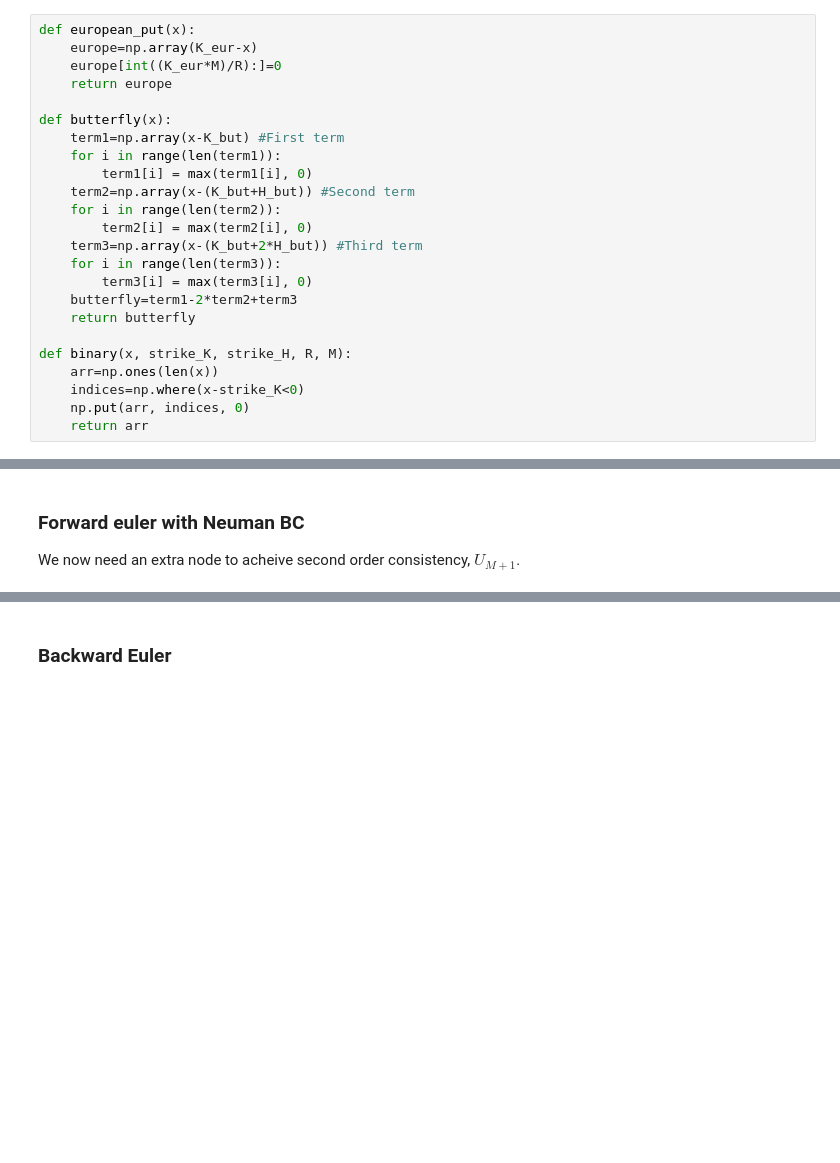
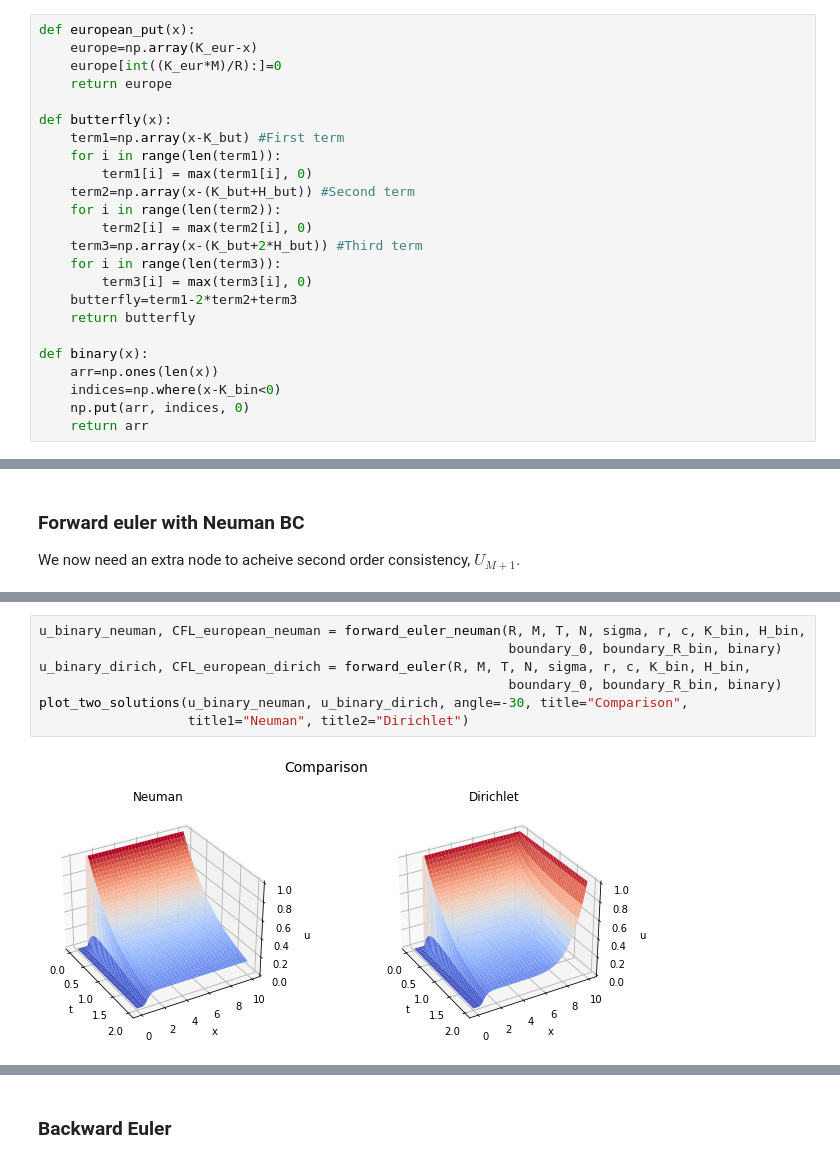
Before and after one commit to ulrikunneberg/NumDiff_prosjekt, a Jupyter notebook: Test.ipynb, the cells around one changed output, grey strips where cells are left out. Drawn from its saved outputs; the diff is of its cells as text; blank space fills up the shorter version.

```diff
--- a/Test.ipynb
+++ b/Test.ipynb
@@ -49,9 +49,9 @@ def butterfly(x):
     butterfly=term1-2*term2+term3
     return butterfly
 
-def binary(x, strike_K, strike_H, R, M):
+def binary(x):
     arr=np.ones(len(x))
-    indices=np.where(x-strike_K<0)
+    indices=np.where(x-K_bin<0)
     np.put(arr, indices, 0)
     return arr
 # %% [markdown]
@@ -221,0 +275,9 @@ def forward_euler_neuman(R, M, T, N, sigma, r, c, K, H, BC0, BCR, initial_func,
+# %%
+u_binary_neuman, CFL_european_neuman = forward_euler_neuman(R, M, T, N, sigma, r, c, K_bin, H_bin,
+                                                            boundary_0, boundary_R_bin, binary)
+u_binary_dirich, CFL_european_dirich = forward_euler(R, M, T, N, sigma, r, c, K_bin, H_bin,
+                                                            boundary_0, boundary_R_bin, binary)
+plot_two_solutions(u_binary_neuman, u_binary_dirich, angle=-30, title="Comparison",
+                   title1="Neuman", title2="Dirichlet")
+# %% [output]
+[figure, added]
```
Also changed, not shown: parts of 26 cells of this notebook.
